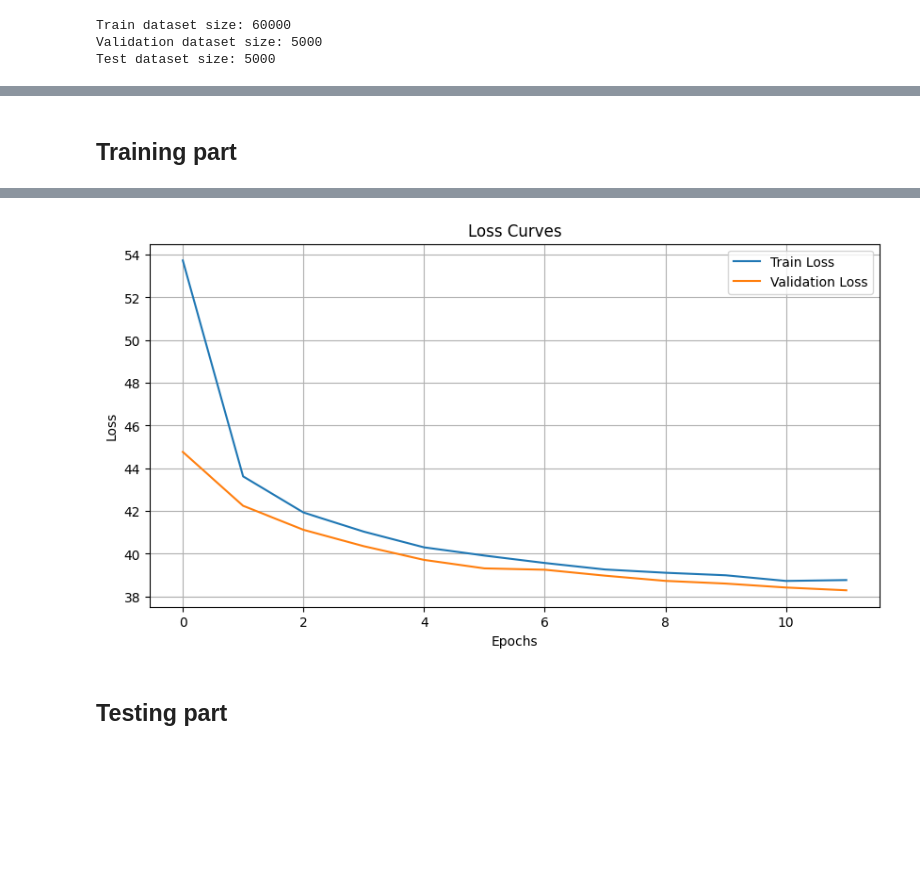
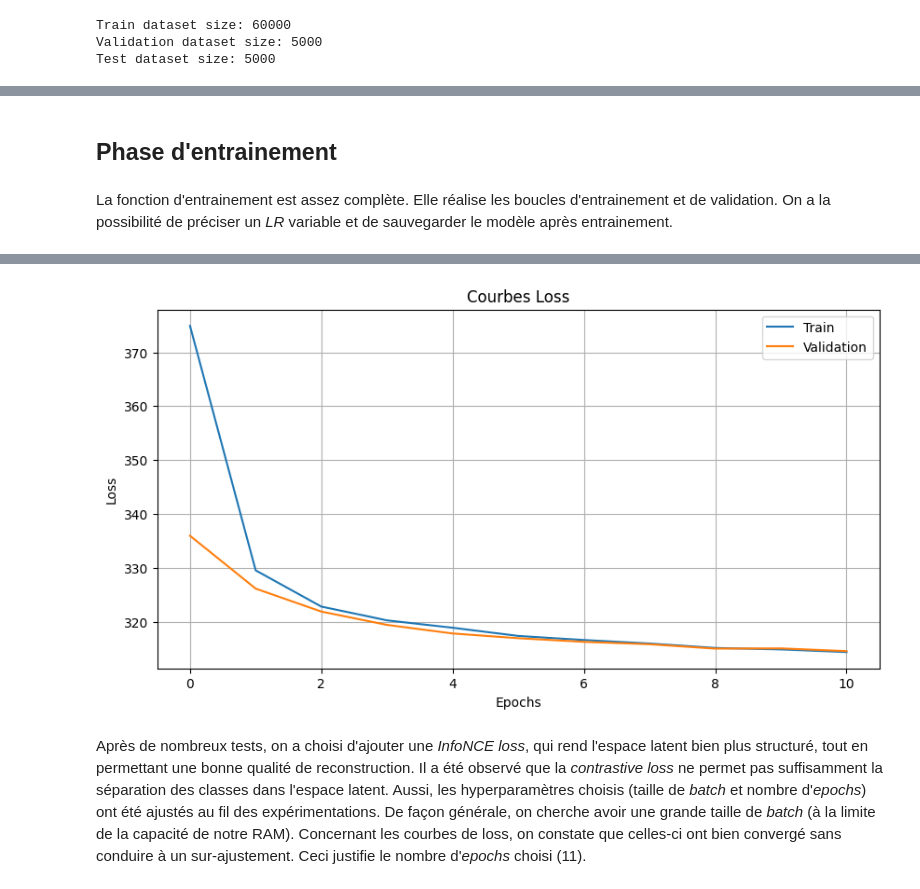
Before and after one commit to Totm33606/hddl_project, a Jupyter notebook: project2/cvae.ipynb, the cells around one changed output, grey strips where cells are left out. Drawn from its saved outputs; the diff is of its cells as text; code cells hidden in the pictures; blank space fills up the shorter version.

```diff
--- a/project2/cvae.ipynb
+++ b/project2/cvae.ipynb
@@ -74,13 +91,0 @@ In addition of the input data, the CVAE takes a conditional variable (a class la
-# %%
-# Global values
-BATCH_SIZE = 64
-MAX_EPOCHS = 10
-LEARNING_RATE = 1e-3
-CLASSES_TO_IDX = train_dataset.class_to_idx
-IDX_TO_CLASSES = {idx: cls for cls, idx in CLASSES_TO_IDX.items()}
-FEATURE_SIZE = train_dataset.data[0].shape[0]
-CLASS_SIZE = 10
-LATENT_SIZE = 100
-NUM_CHANNELS = 1
-DEVICE = torch.device("cuda" if torch.cuda.is_available() else "cpu")
-print(DEVICE)
@@ -356,8 +406,10 @@ def one_hot(labels, class_size):
 # %%
 def get_lr(optimizer):
     return optimizer.param_groups[0]['lr']
-# %% [markdown]
-## **Training part**
+# %% [markdown]
+## **Phase d'entrainement**
+# %% [markdown]
+La fonction d'entrainement est assez complète. Elle réalise les boucles d'entrainement et de validation. On a la possibilité de préciser un *LR* variable et de sauvegarder le modèle après entrainement.
 # %%
 def train_model(
     model,
@@ -388,11 +440,10 @@ def train_model(
             optimizer.zero_grad()
             recon_data, z, mu, logvar = model(data, labels_one_hot)
 
-            # Loss computation
-            loss = total_loss(recon_data, data, mu, logvar, z, labels, beta=1.0,
-                              alpha_contrast=1.0, add_contrastive=True, alpha_tripl=1.0, add_triplet=True)
+            # Calcul de loss
+            loss = total_loss(recon_data, data, mu, logvar, z, labels)
 
-            # Backward pass and update weights
+            # Backward pass
             loss.backward()
             optimizer.step()
 
@@ -411,35 +462,33 @@ def train_model(
                 # Forward pass
                 recon_data, z, mu, logvar = model(data, labels_one_hot)
 
-                loss = total_loss(recon_data, data, mu, logvar, z, labels, beta=1.0,
-                                  alpha_contrast=1.0, add_contrastive=True, alpha_tripl=1.0, add_triplet=True)
+                loss = total_loss(recon_data, data, mu, logvar, z, labels)
                 running_val_loss += loss.item()
         val_loss = running_val_loss / len(val_loader)
 
-        # Saving Losses
+        # Sauvegarde des Losses
         train_loss_l[epoch - 1] = train_loss
         val_loss_l[epoch - 1] = val_loss
 
-        # Print losses
+        # Affichage des losses
         print(f"Epoch {epoch}, Training Loss: {train_loss:.4f}, Validation Loss: {val_loss:.4f}")
 
-        # Update LR
+        # Mise à jour du LR
         if scheduler:
             print(f"Learning Rate: {get_lr(optimizer):.6f}")
             scheduler.step()
 
-    # Save trained model
+    # Enregistrement du modèle entraine
     if save_model:
         torch.save(model.state_dict(), save_path)
         print(f"Model saved to {save_path}")
 
     return train_loss_l, val_loss_l
 # %%
-cvae = ConvCVAE2()
+cvae = ConvCVAE()
 optimizer = torch.optim.Adam(cvae.parameters(), lr=LEARNING_RATE)
-# scheduler = torch.optim.lr_scheduler.StepLR(optimizer, step_size=10, gamma=0.1)
 
-# Call the train function
+# Fonction Train
 train_loss, val_loss = train_model(
     model=cvae,
     train_loader=train_loader,
@@ -447,14 +496,14 @@ train_loss, val_loss = train_model(
     optimizer=optimizer,
     scheduler=None,
     save_model=True,
-    max_epochs=12,
+    max_epochs=11,
 )
 
 # Plot losses
 plt.figure(figsize=(10, 5))
-plt.plot(train_loss, label="Train Loss")
-plt.plot(val_loss, label="Validation Loss")
-plt.title("Loss Curves")
+plt.plot(train_loss, label="Train")
+plt.plot(val_loss, label="Validation")
+plt.title("Courbes Loss")
 plt.xlabel("Epochs")
 plt.ylabel("Loss")
 plt.legend()
@@ -477,3 +525,3 @@ Model saved to cvae_weights.pt
-[figure, old version]
+[figure, new version]
-# %% [markdown]
-## **Testing part**
+# %% [markdown]
+Après de nombreux tests, on a choisi d'ajouter une *InfoNCE loss*, qui rend l'espace latent bien plus structuré, tout en permettant une bonne qualité de reconstruction. Il a été observé que la *contrastive loss* ne permet pas suffisamment la séparation des classes dans l'espace latent. Aussi, les hyperparamètres choisis (taille de *batch* et nombre d'*epochs*) ont été ajustés au fil des expérimentations. De façon générale, on cherche avoir une grande taille de *batch* (à la limite de la capacité de notre RAM). Concernant les courbes de loss, on constate que celles-ci ont bien convergé sans conduire à un sur-ajustement. Ceci justifie le nombre d'*epochs* choisi (11).
```
Also changed, not shown: parts of 76 cells of this notebook, 1 other file.
